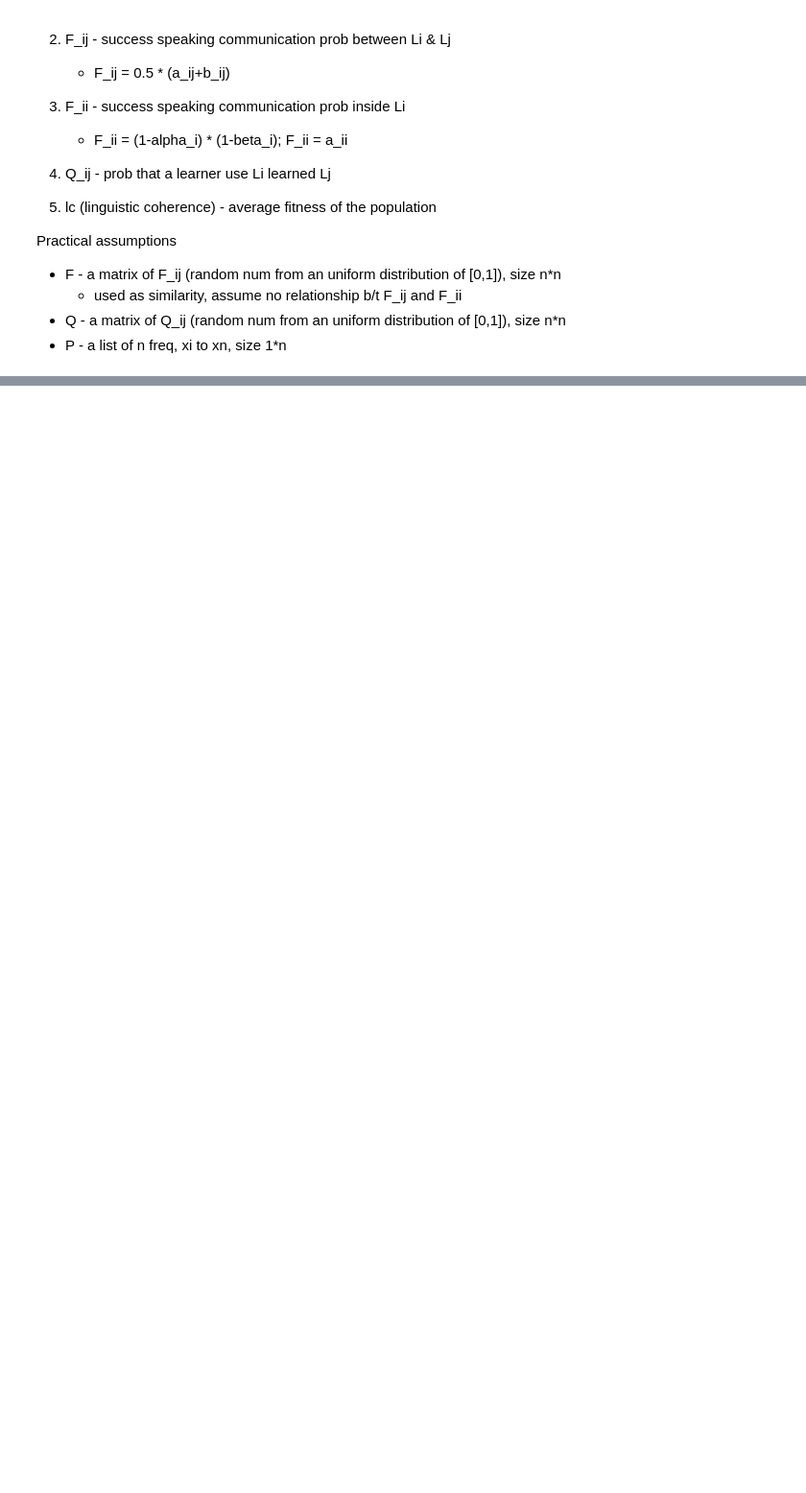
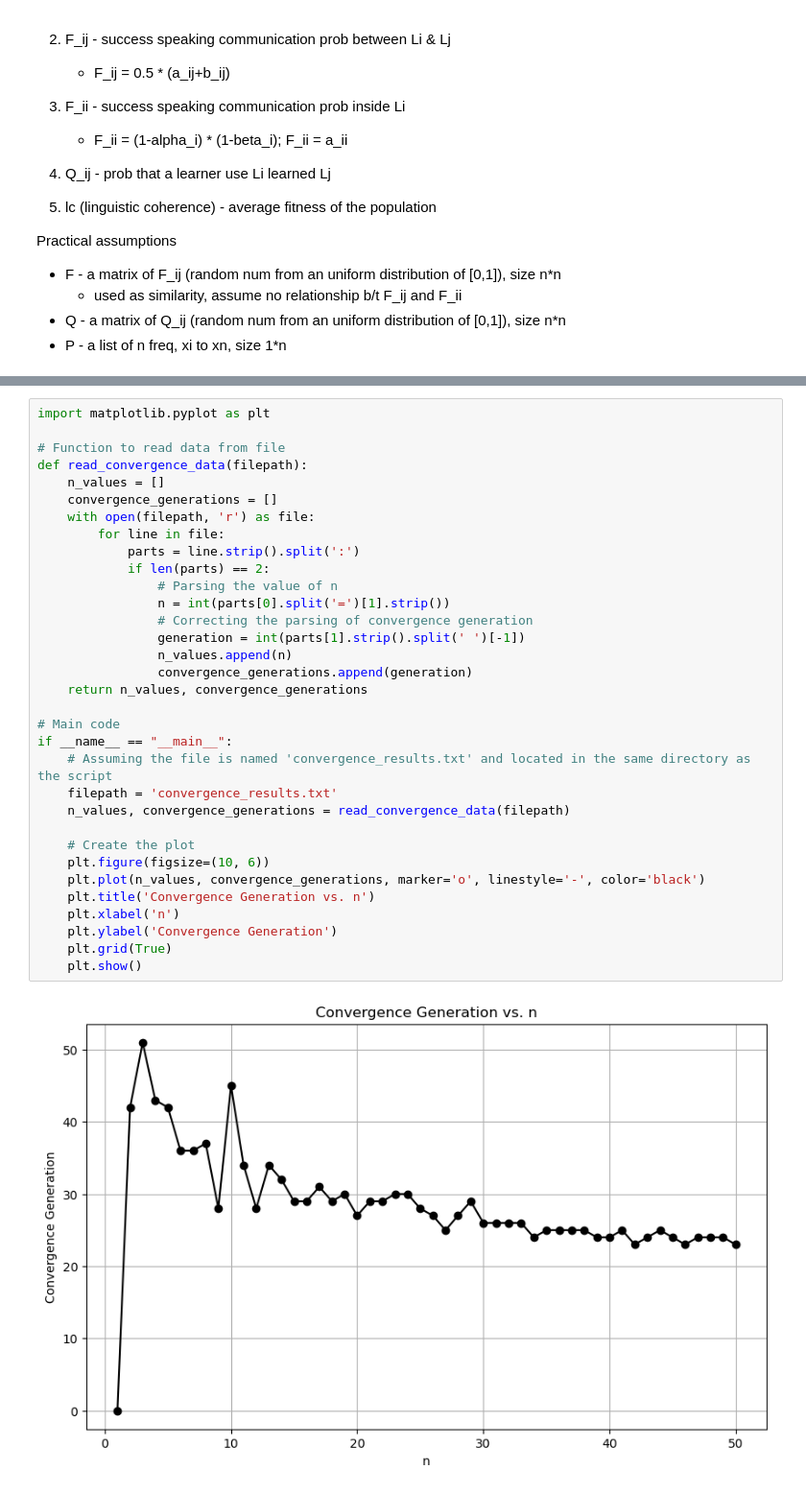
Before and after one commit to KujoFulu/LanguageModeling, a Jupyter notebook: model.ipynb, the cells around one changed output, grey strips where cells are left out. Shown: that part at 96% size. Saved outputs shown, nothing was run; the diff lists cells and outputs as text; blank space fills up the shorter version.

```diff
--- a/model.ipynb
+++ b/model.ipynb
@@ -344,0 +327,35 @@ Converged at generation 32
+# %%
+import matplotlib.pyplot as plt
+
+# Function to read data from file
+def read_convergence_data(filepath):
+    n_values = []
+    convergence_generations = []
+    with open(filepath, 'r') as file:
+        for line in file:
+            parts = line.strip().split(':')
+            if len(parts) == 2:
+                # Parsing the value of n
+                n = int(parts[0].split('=')[1].strip())
+                # Correcting the parsing of convergence generation
+                generation = int(parts[1].strip().split(' ')[-1])
+                n_values.append(n)
+                convergence_generations.append(generation)
+    return n_values, convergence_generations
+
+# Main code
+if __name__ == "__main__":
+    # Assuming the file is named 'convergence_results.txt' and located in the same directory as the script
+    filepath = 'convergence_results.txt'
+    n_values, convergence_generations = read_convergence_data(filepath)
+
+    # Create the plot
+    plt.figure(figsize=(10, 6))
+    plt.plot(n_values, convergence_generations, marker='o', linestyle='-', color='black')
+    plt.title('Convergence Generation vs. n')
+    plt.xlabel('n')
+    plt.ylabel('Convergence Generation')
+    plt.grid(True)
+    plt.show()
+# %% [output]
+[figure, added]
```
Also changed, not shown: parts of 4 cells of this notebook, 3 other files.
